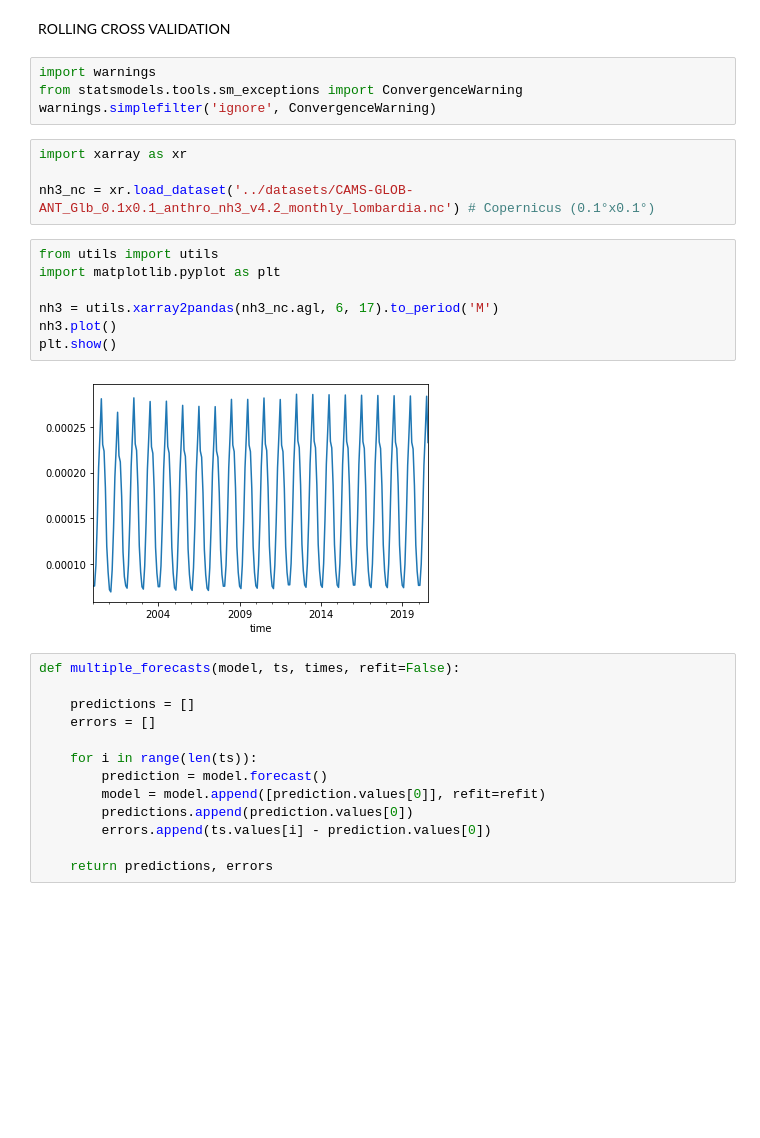
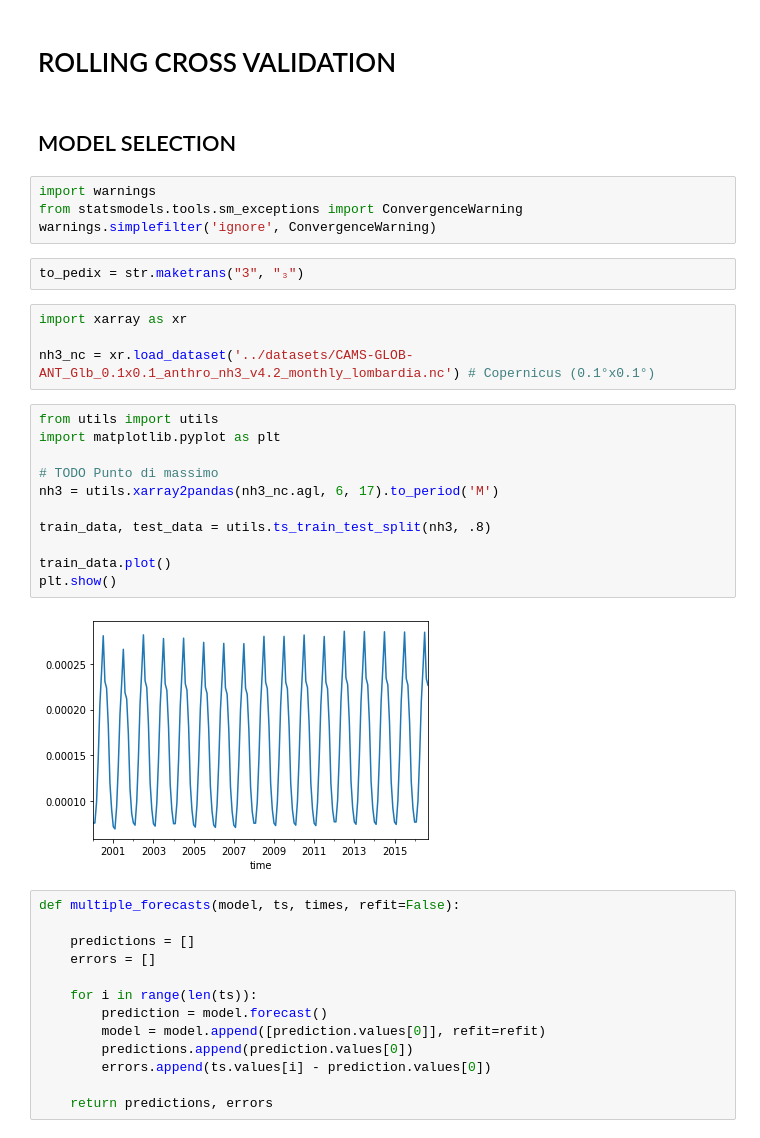
Before and after one commit to samuelexferri/unibg-statistic2, a Jupyter notebook: notebooks/nh3-rolling-cross-validation.ipynb, the cells around one changed output. Saved outputs shown, nothing was run; the diff lists cells and outputs as text; blank space fills up the shorter version.

Commit message:
Update rolling

```diff
--- a/notebooks/nh3-rolling-cross-validation.ipynb
+++ b/notebooks/nh3-rolling-cross-validation.ipynb
@@ -1,9 +1,13 @@
 # %% [markdown]
-ROLLING CROSS VALIDATION
+# ROLLING CROSS VALIDATION
+# %% [markdown]
+## MODEL SELECTION
 # %%
 import warnings
 from statsmodels.tools.sm_exceptions import ConvergenceWarning
 warnings.simplefilter('ignore', ConvergenceWarning)
+# %%
+to_pedix = str.maketrans("3", "₃")
 # %%
 import xarray as xr
 
@@ -11,12 +15,16 @@ nh3_nc = xr.load_dataset('../datasets/CAMS-GLOB-ANT_Glb_0.1x0.1_anthro_nh3_v4.2_
 # %%
 from utils import utils
 import matplotlib.pyplot as plt
 
+# TODO Punto di massimo
 nh3 = utils.xarray2pandas(nh3_nc.agl, 6, 17).to_period('M')
-nh3.plot()
+
+train_data, test_data = utils.ts_train_test_split(nh3, .8)
+
+train_data.plot()
 plt.show()
 # %% [output]
-[figure, old version]
+[figure, new version]
 # %%
 def multiple_forecasts(model, ts, times, refit=False):
 
```
Also changed, not shown: parts of 45 cells of this notebook, 1 other file.
